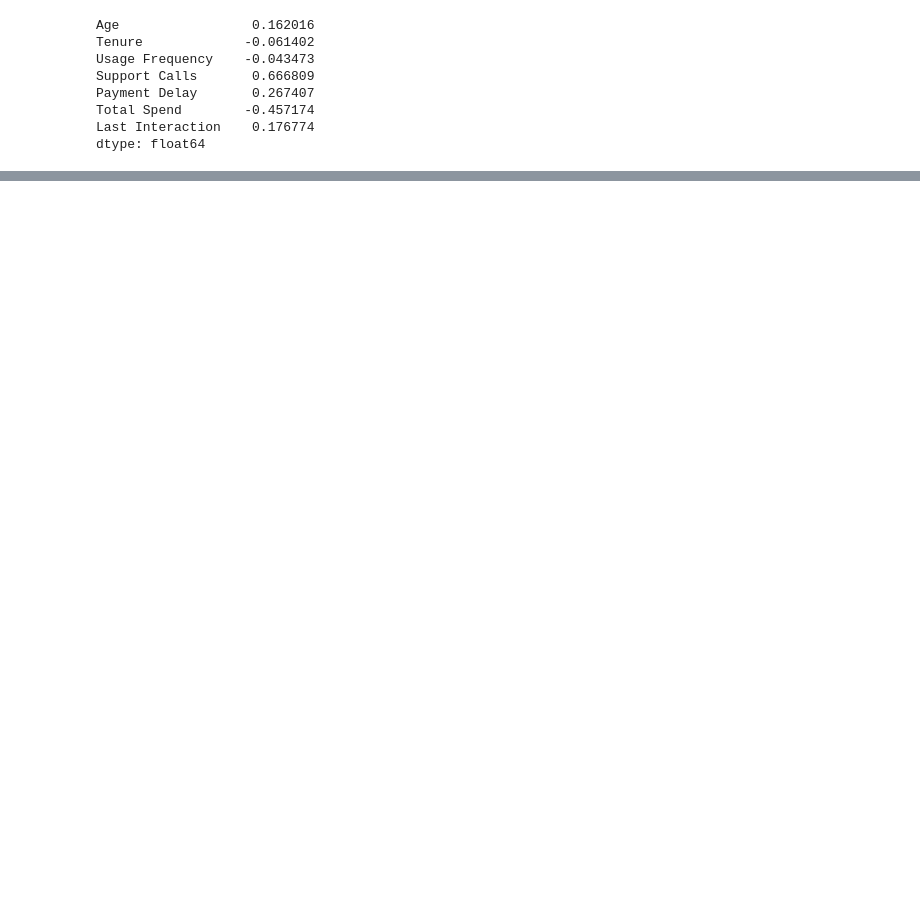
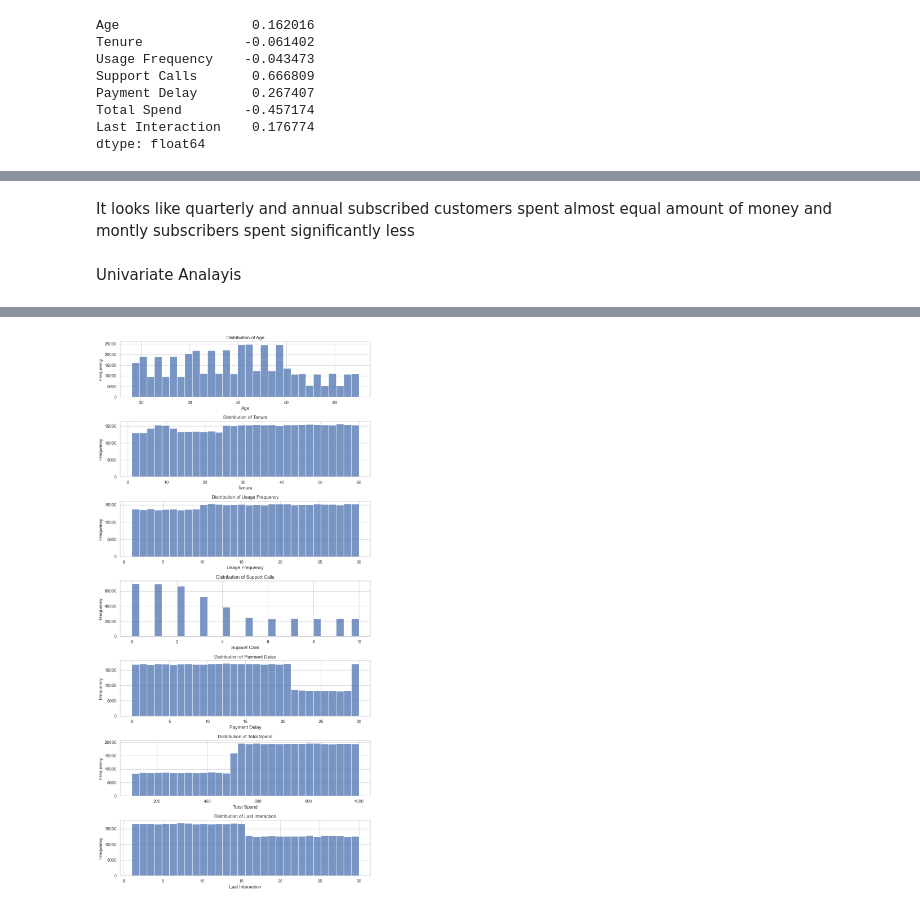
Before and after one commit to Samhitha-Jasti/churn-retention-forecasting, a Jupyter notebook: notebooks/DataExploration.ipynb, the cells around one changed output, grey strips where cells are left out. Saved outputs shown, nothing was run; the diff lists cells and outputs as text; code cells hidden in the pictures; blank space fills up the shorter version.

```diff
--- a/notebooks/DataExploration.ipynb
+++ b/notebooks/DataExploration.ipynb
@@ -197,0 +208,22 @@ plt.show()
+# %% [markdown]
+It looks like quarterly and annual subscribed customers spent almost equal amount of money and montly subscribers spent significantly less
+# %% [markdown]
+Univariate Analayis
+# %%
+numerical_summary=data[numerical_cols].describe()
+#set the style of visualization
+sns.set(style="whitegrid")
+
+#plot histograms for numerical columns
+fig, axs=plt.subplots(len(numerical_cols),1,figsize=(10,20))
+fig.subplots_adjust(hspace=0.5)
+
+for i, col in enumerate(numerical_cols):
+    sns.histplot(data[col], kde=False, ax=axs[i], bins=30)
+    axs[i].set_title(f'Distribution of {col}')
+    axs[i].set_xlabel(col)
+    axs[i].set_ylabel('Frequency')
+
+plt.tight_layout()
+numerical_summary
+# %% [output]
@@ -197,0 +239 @@ plt.show()
+[figure, added]
```
Also changed, not shown: parts of 8 cells of this notebook.
